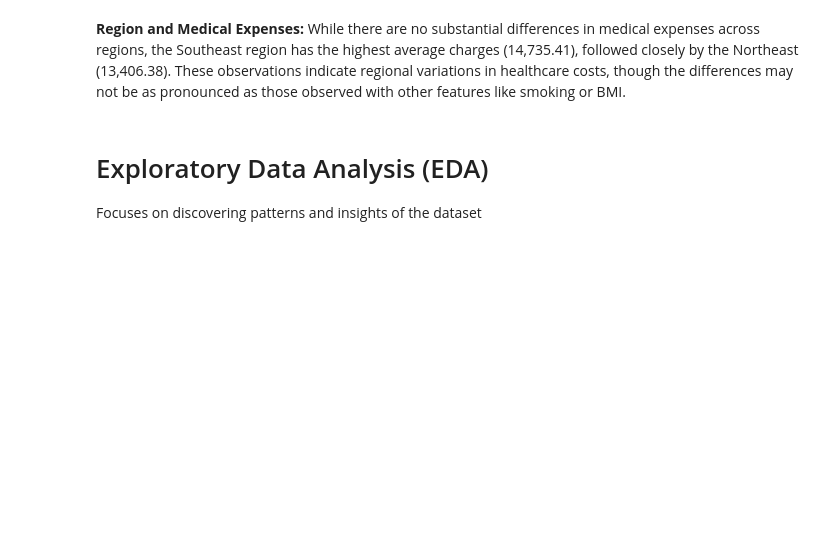
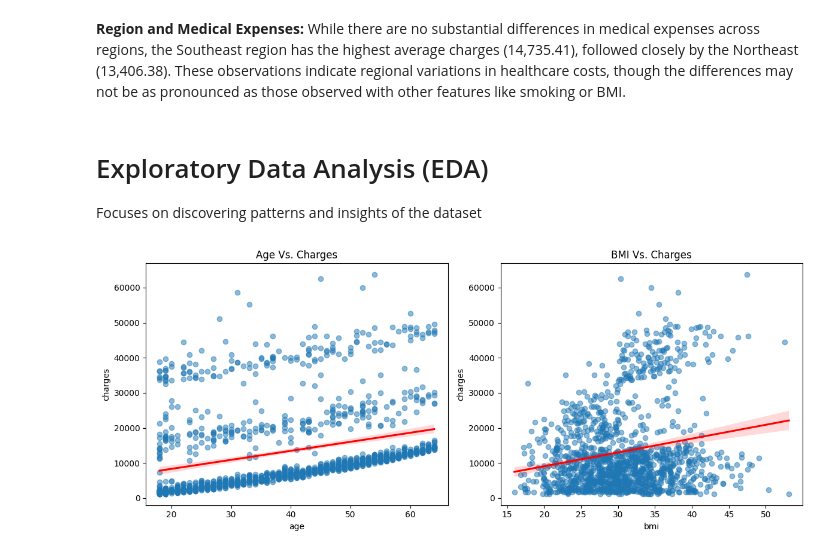
Before and after one commit to LinaSeongyeonSon/Medical-Insurance-Cost-Prediction, a Jupyter notebook: Medical_Insurance_Cost_Prediction.ipynb, the cells around one changed output. Saved outputs shown, nothing was run; the diff lists cells and outputs as text; code cells hidden in the pictures; blank space fills up the shorter version.

```diff
--- a/Medical_Insurance_Cost_Prediction.ipynb
+++ b/Medical_Insurance_Cost_Prediction.ipynb
@@ -97,7 +100,7 @@ print("Number of duplicated rows:", df.duplicated().sum())
 print(df[df.duplicated()])
 
 # Remove duplicates
-df = df.drop_duplicates
+df = df.drop_duplicates()
 # %% [output]
 Number of duplicated rows: 1
      age   sex    bmi  children smoker     region    charges
@@ -386,3 +389,20 @@ southwest  12346.937377
 # Exploratory Data Analysis (EDA)
 
 Focuses on discovering patterns and insights of the dataset
+# %%
+# Scatter Plot
+
+fig, axes = plt.subplots(1, 2, figsize=(12, 5))
+
+# Age vs Charges
+sns.regplot(x=df['age'], y=df['charges'], scatter_kws={'alpha': 0.5}, line_kws={'color': 'red'}, ax=axes[0])
+axes[0].set_title("Age Vs. Charges")
+
+# BMI vs Charges
+sns.regplot(x=df['bmi'], y=df['charges'], scatter_kws={'alpha': 0.5}, line_kws={'color': 'red'}, ax=axes[1])
+axes[1].set_title("BMI Vs. Charges")
+
+plt.tight_layout()
+plt.show()
+# %% [output]
+[figure, added]
```
Also changed, not shown: parts of 25 cells of this notebook.
